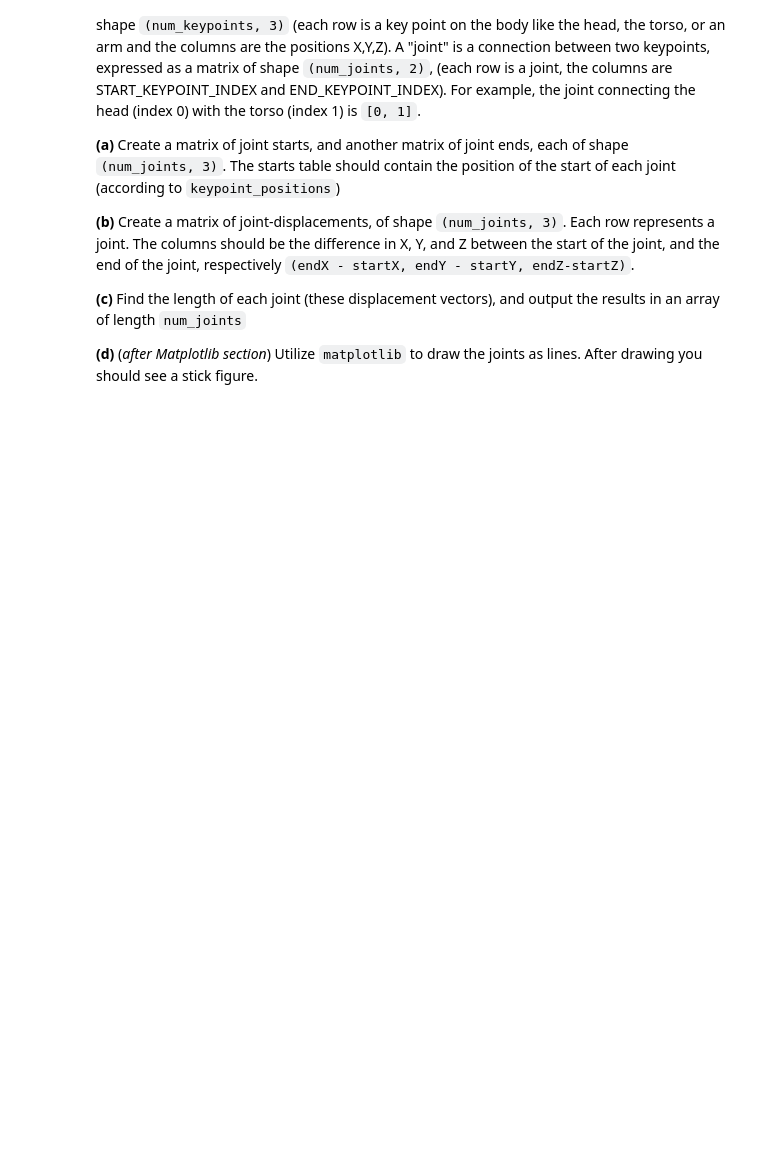
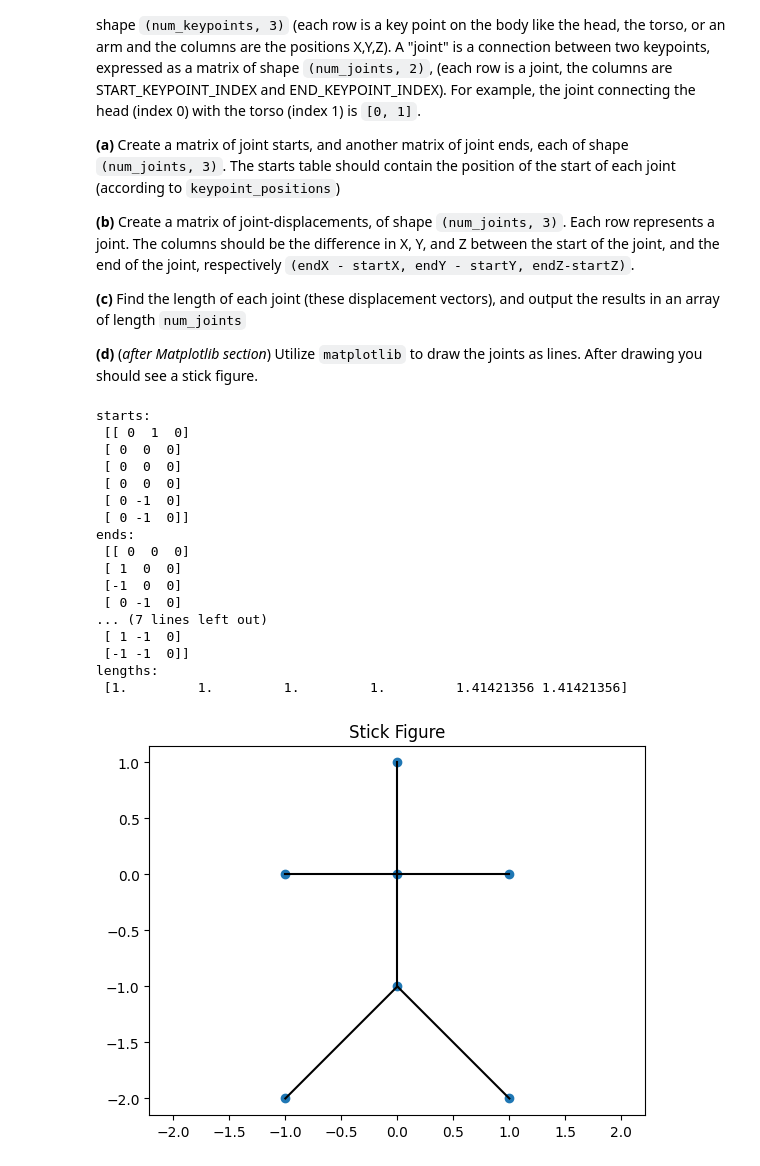
Before and after one commit to Marcel-g06/DVC4IL, a Jupyter notebook: 01_PythonTutorial.ipynb, the cells around one changed output. Drawn from its saved outputs; the diff is of its cells as text; code cells hidden in the pictures; blank space fills up the shorter version.

```diff
--- a/01_PythonTutorial.ipynb
+++ b/01_PythonTutorial.ipynb
@@ -911,51 +1022,78 @@ pset4_grades = []
 
 **(d)** (_after Matplotlib section_) Utilize `matplotlib` to draw the joints as lines. After drawing you should see a stick figure.
 # %%
+import numpy as np
+import matplotlib.pyplot as plt
+
 num_keypoints = 7
 num_joints = 6
 
-
-# All Z's in one plane, but makes it easier to see XYZ vs Start/end
 keypoint_positions = np.array(
     [
-        [0, 1, 0],  #0 Head
-        [0, 0, 0],  #1 Torso
-        [1, 0, 0],  #2 Right Arm
-        [-1, 0, 0], #3 Left Arm
-        [0, -1, 0], #4 Lower Torso
-        [1, -2, 0], #5 Right Leg
-        [-1, -2, 0] #6 Left Leg
+        [0, 1, 0],   # 0 Head
+        [0, 0, 0],   # 1 Torso
+        [1, 0, 0],   # 2 Right Arm
+        [-1, 0, 0],  # 3 Left Arm
+        [0, -1, 0],  # 4 Lower Torso
+        [1, -2, 0],  # 5 Right Leg
+        [-1, -2, 0]  # 6 Left Leg
     ]
-) # shape: num_keypoints x 3
+)
 
-#   O
-#  _|_
-#   |
-#  / \
 joints = np.array([
-    # Head to torso
     [0, 1],
-    # Torso to Right arm
     [1, 2],
-    # Torso to Left Arm
     [1, 3],
-    # Torso to Lower Torso
     [1, 4],
-    # Lower Torso to Right Leg
     [4, 5],
-    # Lower Torso to Left Leg
     [4, 6]
-]) # shape: num_joints x 2
+])
 
 # (a)
-starts  = []
-ends    = []
+starts = keypoint_positions[joints[:, 0]]
+ends   = keypoint_positions[joints[:, 1]]
 
+print("starts:\n", starts)
+print("ends:\n", ends)
 
 # (b)
+displacements = ends - starts
 
+print("displacements:\n", displacements)
 
 # (c)
+lengths = np.linalg.norm(displacements, axis=1)
 
+print("lengths:\n", lengths)
 
 # (d)
+for joint in joints:
+    p1 = keypoint_positions[joint[0]]
+    p2 = keypoint_positions[joint[1]]
+    plt.plot([p1[0], p2[0]], [p1[1], p2[1]], 'k-')
+
+# Keypoints zusätzlich einzeichnen
+plt.scatter(keypoint_positions[:, 0], keypoint_positions[:, 1])
+
+plt.axis('equal')
+plt.title("Stick Figure")
+plt.show()
+# %% [output]
+starts:
+ [[ 0  1  0]
+ [ 0  0  0]
+ [ 0  0  0]
+ [ 0  0  0]
+ [ 0 -1  0]
+ [ 0 -1  0]]
+ends:
+ [[ 0  0  0]
+ [ 1  0  0]
+ [-1  0  0]
+ [ 0 -1  0]
+... (7 lines left out)
+ [ 1 -1  0]
+ [-1 -1  0]]
+lengths:
+ [1.         1.         1.         1.         1.41421356 1.41421356]
+[figure, added]
```
Also changed, not shown: parts of 28 cells of this notebook.
